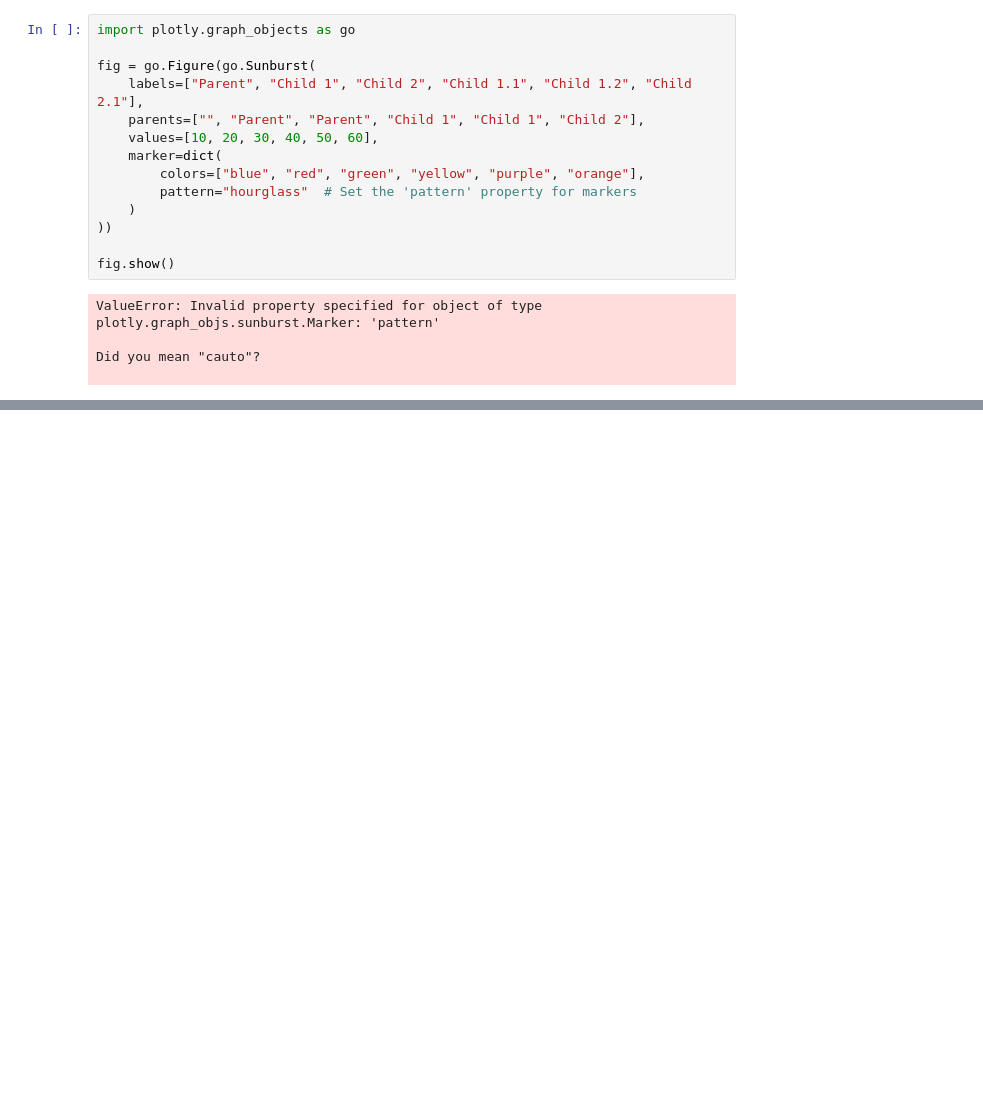
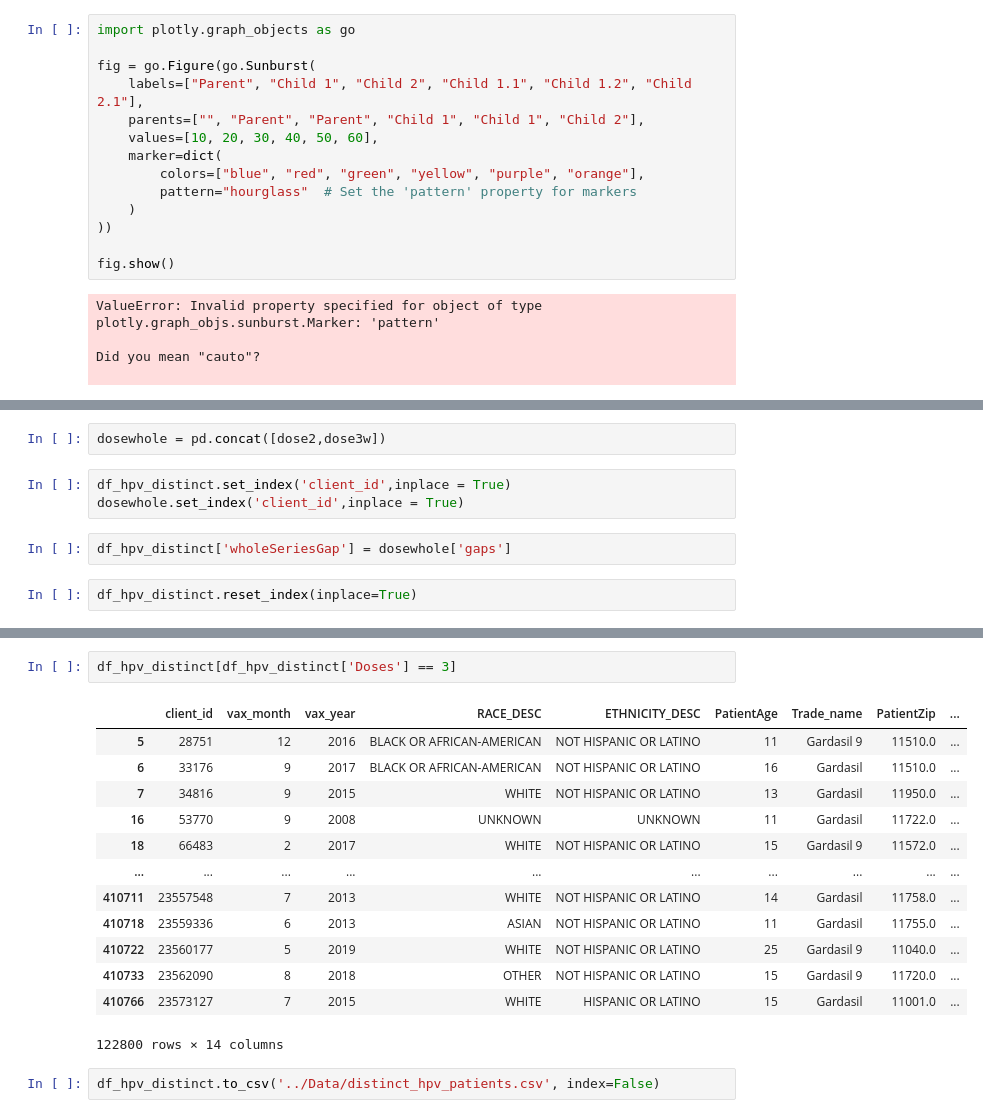
Before and after one commit to ZihanDing/EHR_project, a Jupyter notebook: HpvVaccine/Dose_Period_Analysis.ipynb, the cells around one changed output, grey strips where cells are left out. Drawn from its saved outputs; the diff is of its cells as text; blank space fills up the shorter version.

```diff
--- a/HpvVaccine/Dose_Period_Analysis.ipynb
+++ b/HpvVaccine/Dose_Period_Analysis.ipynb
@@ -630,0 +918,9 @@ Did you mean "cauto"?
+# %%
+dosewhole = pd.concat([dose2,dose3w])
+# %%
+df_hpv_distinct.set_index('client_id',inplace = True)
+dosewhole.set_index('client_id',inplace = True)
+# %%
+df_hpv_distinct['wholeSeriesGap'] = dosewhole['gaps']
+# %%
+df_hpv_distinct.reset_index(inplace=True)
@@ -630,0 +943,18 @@ Did you mean "cauto"?
+# %%
+df_hpv_distinct[df_hpv_distinct['Doses'] == 3]
+# %% [output]
+|  | client_id | vax_month | vax_year | RACE_DESC | ETHNICITY_DESC | PatientAge | Trade_name | PatientZip | ... |
+| 5 | 28751 | 12 | 2016 | BLACK OR AFRICAN-AMERICAN | NOT HISPANIC OR LATINO | 11 | Gardasil 9 | 11510.0 | ... |
+| 6 | 33176 | 9 | 2017 | BLACK OR AFRICAN-AMERICAN | NOT HISPANIC OR LATINO | 16 | Gardasil | 11510.0 | ... |
+| 7 | 34816 | 9 | 2015 | WHITE | NOT HISPANIC OR LATINO | 13 | Gardasil | 11950.0 | ... |
+| 16 | 53770 | 9 | 2008 | UNKNOWN | UNKNOWN | 11 | Gardasil | 11722.0 | ... |
+| 18 | 66483 | 2 | 2017 | WHITE | NOT HISPANIC OR LATINO | 15 | Gardasil 9 | 11572.0 | ... |
+| ... | ... | ... | ... | ... | ... | ... | ... | ... | ... |
+| 410711 | 23557548 | 7 | 2013 | WHITE | NOT HISPANIC OR LATINO | 14 | Gardasil | 11758.0 | ... |
+| 410718 | 23559336 | 6 | 2013 | ASIAN | NOT HISPANIC OR LATINO | 11 | Gardasil | 11755.0 | ... |
+| 410722 | 23560177 | 5 | 2019 | WHITE | NOT HISPANIC OR LATINO | 25 | Gardasil 9 | 11040.0 | ... |
+| 410733 | 23562090 | 8 | 2018 | OTHER | NOT HISPANIC OR LATINO | 15 | Gardasil 9 | 11720.0 | ... |
+| 410766 | 23573127 | 7 | 2015 | WHITE | HISPANIC OR LATINO | 15 | Gardasil | 11001.0 | ... |
+122800 rows × 14 columns
+# %%
+df_hpv_distinct.to_csv('../Data/distinct_hpv_patients.csv', index=False)
```
Also changed, not shown: parts of 76 cells of this notebook, 2 other files.
